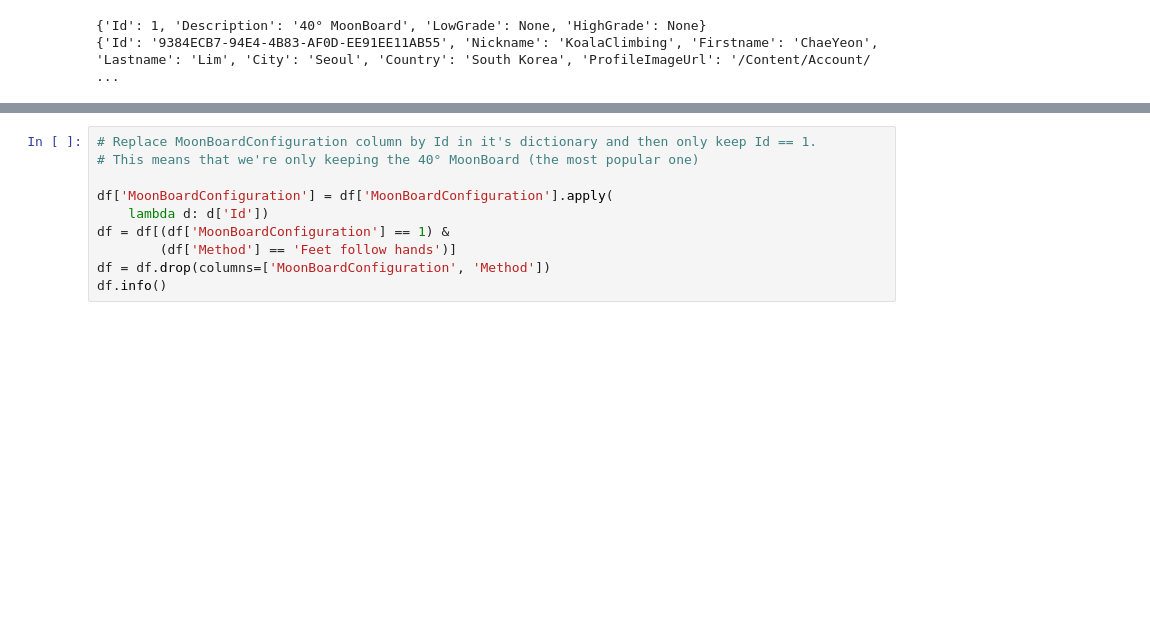
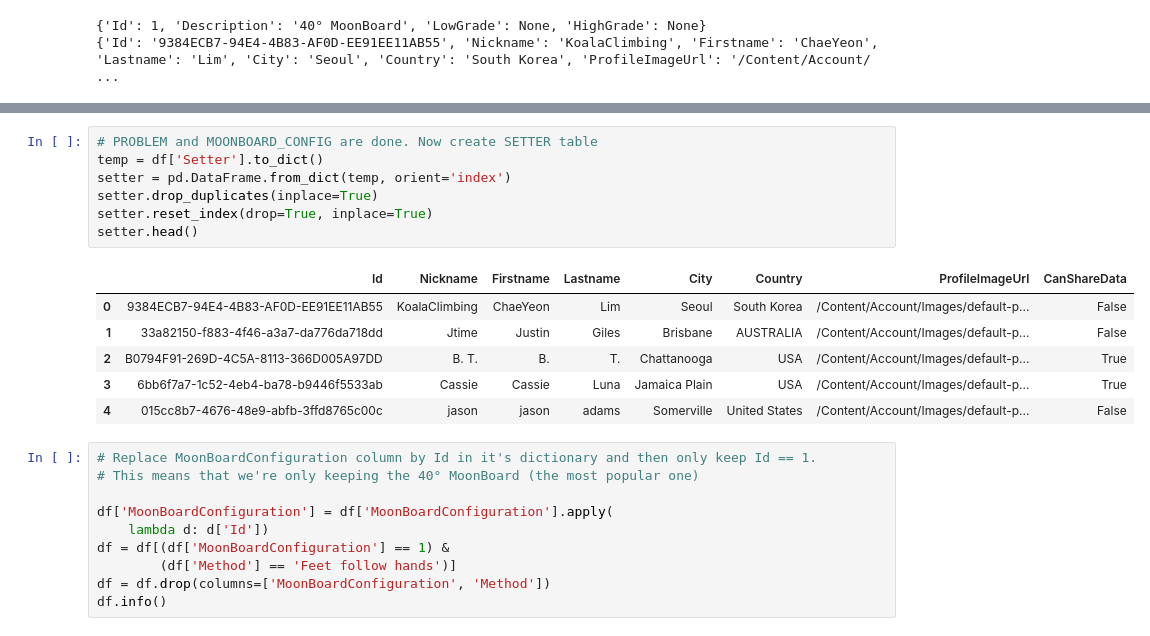
Before and after one commit to emmagan/cs315-project, a Jupyter notebook: Data-cleaning-and-analysis.ipynb, the cells around one changed output, grey strips where cells are left out. Drawn from its saved outputs; the diff is of its cells as text; blank space fills up the shorter version.

Commit message:
Update problem and setter tables

```diff
--- a/Data-cleaning-and-analysis.ipynb
+++ b/Data-cleaning-and-analysis.ipynb
@@ -169,3 +161,17 @@ ValueError: Can only compare identically-labeled Series objects
+# %%
+# PROBLEM and MOONBOARD_CONFIG are done. Now create SETTER table
+temp = df['Setter'].to_dict()
+setter = pd.DataFrame.from_dict(temp, orient='index')
+setter.drop_duplicates(inplace=True)
+setter.reset_index(drop=True, inplace=True)
+setter.head()
+# %% [output]
+|  | Id | Nickname | Firstname | Lastname | City | Country | ProfileImageUrl | CanShareData |
+| 0 | 9384ECB7-94E4-4B83-AF0D-EE91EE11AB55 | KoalaClimbing | ChaeYeon | Lim | Seoul | South Korea | /Content/Account/Images/default-p... | False |
+| 1 | 33a82150-f883-4f46-a3a7-da776da718dd | Jtime | Justin | Giles | Brisbane | AUSTRALIA | /Content/Account/Images/default-p... | False |
+| 2 | B0794F91-269D-4C5A-8113-366D005A97DD | B. T. | B. | T. | Chattanooga | USA | /Content/Account/Images/default-p... | True |
+| 3 | 6bb6f7a7-1c52-4eb4-ba78-b9446f5533ab | Cassie | Cassie | Luna | Jamaica Plain | USA | /Content/Account/Images/default-p... | True |
+| 4 | 015cc8b7-4676-48e9-abfb-3ffd8765c00c | jason | jason | adams | Somerville | United States | /Content/Account/Images/default-p... | False |
 # %%
 # Replace MoonBoardConfiguration column by Id in it's dictionary and then only keep Id == 1.
 # This means that we're only keeping the 40° MoonBoard (the most popular one)
```
Also changed, not shown: parts of 5 cells of this notebook.
